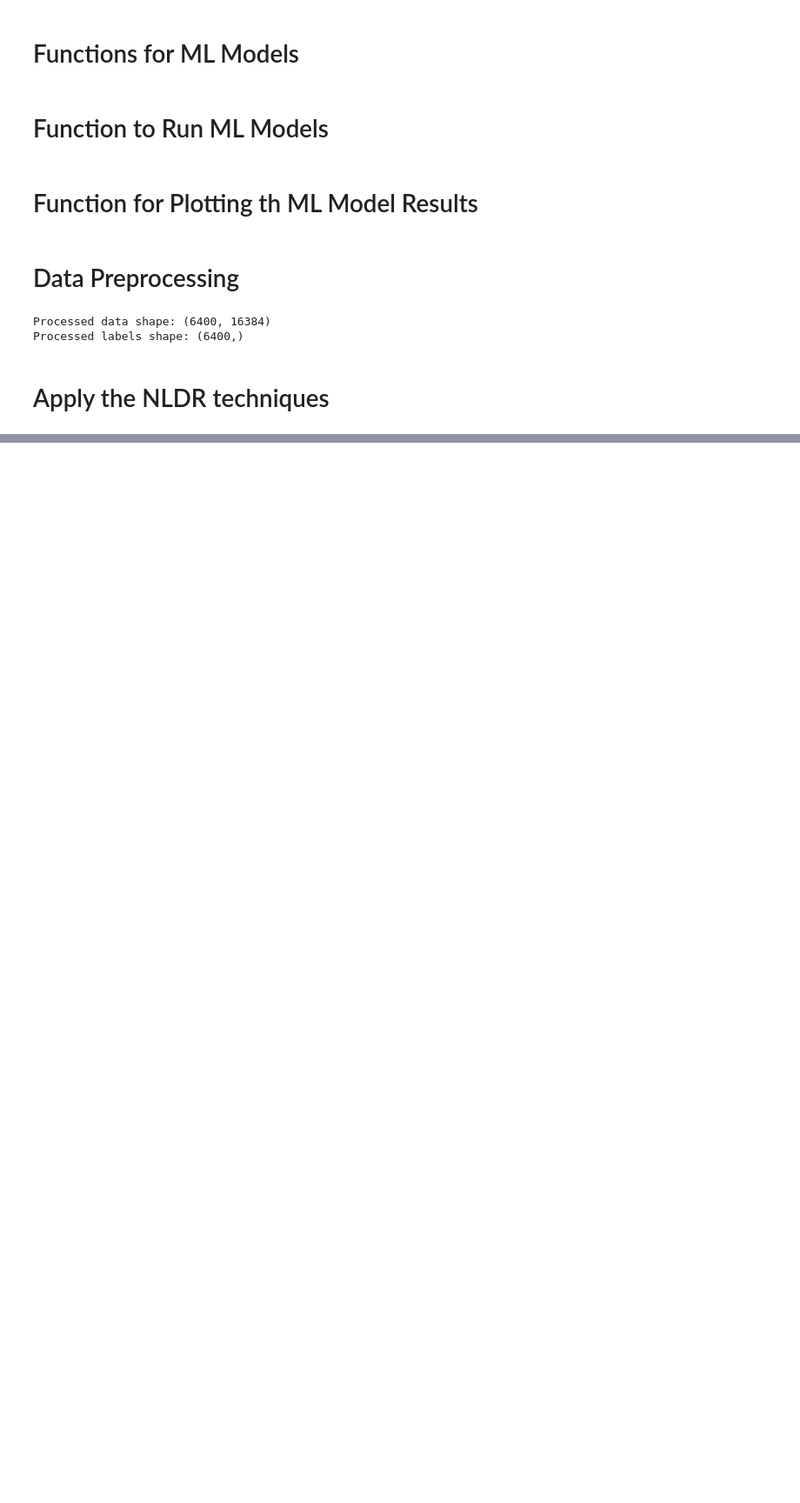
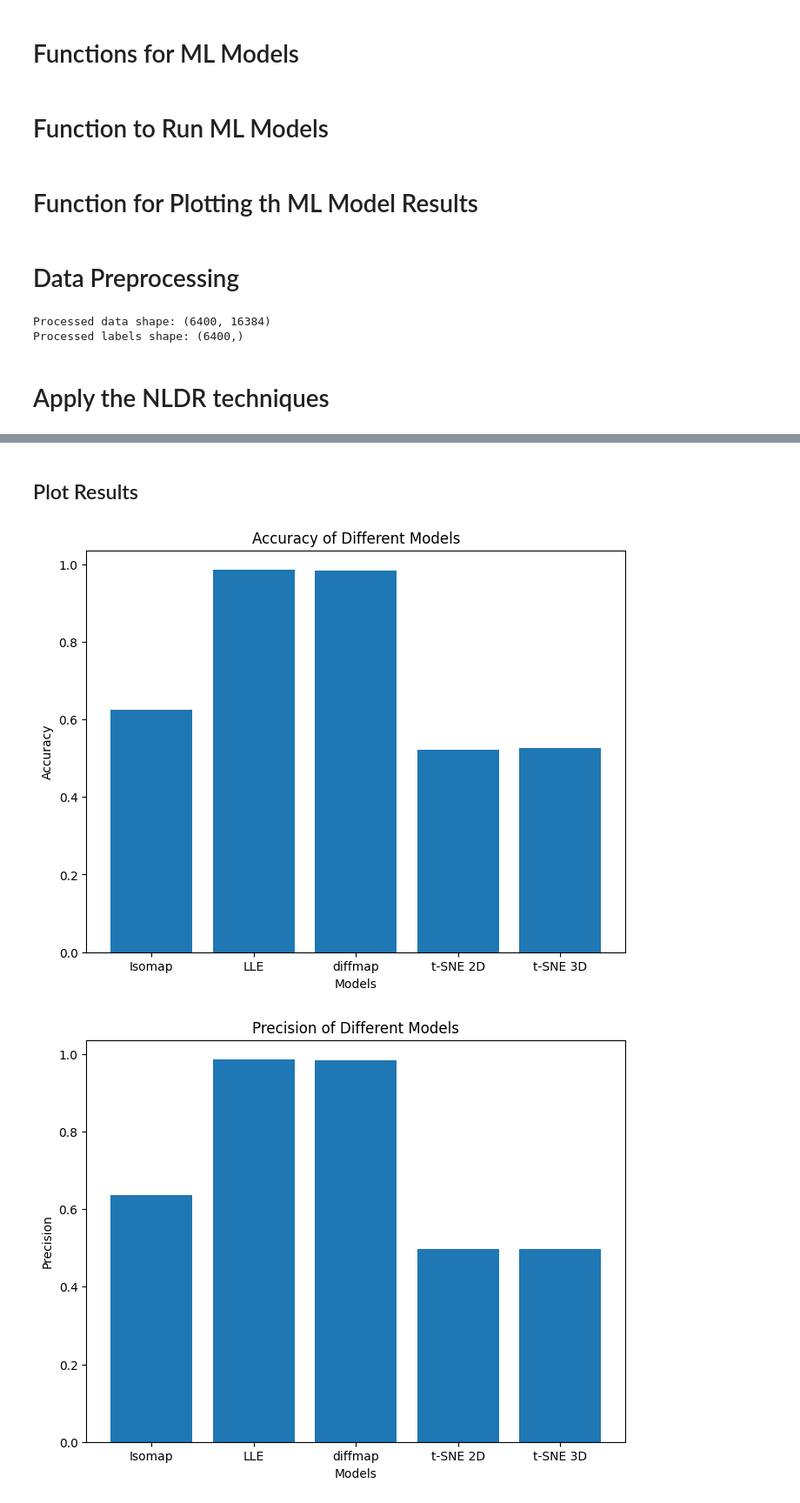
Before and after one commit to SergiuFolta/NLDR_Comparison_AlzheimerMRI, a Jupyter notebook: NLDR_Comparison_Classification.ipynb, the cells around one changed output, grey strips where cells are left out. Shown: that part at 87% size. Saved outputs shown, nothing was run; the diff lists cells and outputs as text; code cells hidden in the pictures; blank space fills up the shorter version.

Commit message:
Added 3 ML Classification Models

```diff
--- a/NLDR_Comparison_Classification.ipynb
+++ b/NLDR_Comparison_Classification.ipynb
@@ -172,11 +181,15 @@ isomap = Isomap(n_components = 44)
 # Fit ISOMAP to the preprocessed data
 X_isomap = isomap.fit_transform(X)
 
+X_dict = {"Isomap": X_isomap}
+
 # Initialize LLE with best parameters
 lle = LocallyLinearEmbedding(n_components = 1030, eigen_solver = 'dense')
 
 # Fit LLE to the preprocessed data
 X_lle = lle.fit_transform(X)
+
+X_dict["LLE"] = X_lle
 
 # Initialize Diffusion Map
 neighbor_params = {'algorithm': 'brute'}
@@ -185,14 +198,20 @@ diffmap = diffusion_map.DiffusionMap.from_sklearn(n_evecs = 1033, neighbor_param
 # Fit Diffusion Map to the preprocessed data
 X_diffmap = diffmap.fit_transform(X)
 
+X_dict["diffmap"] = X_diffmap
+
 # Initialize t-SNE with best parameters for 2 dimensions
 tsne2D = TSNE(n_components = 2, perplexity = 10, learning_rate = 200, init = 'random', random_state = 42)
 
 # Fit t-SNE to the preprocessed data
 X_tsne_2D = tsne2D.fit_transform(X)
 
+X_dict["t-SNE 2D"] = X_tsne_2D
+
 # Initialize t-SNE with best parameters for 3 dimensions
 tsne3D = TSNE(n_components = 3, perplexity = 10, learning_rate = 100, init = 'random', random_state = 42)
 
 # Fit t-SNE to the preprocessed data
 X_tsne_3D = tsne3D.fit_transform(X)
+
+X_dict["t-SNE 3D"] = X_tsne_3D
@@ -198,0 +222,8 @@ X_tsne_3D = tsne3D.fit_transform(X)
+# %%
+param_grid = {
+    'C': [10, 50],
+    'solver': ['saga'],
+    'max_iter': [5_000, 10_000]
+}
+
+results_dict = evaluateClassification(X_dict, y, LogisticRegression, param_grid)
@@ -198,0 +236,8 @@ X_tsne_3D = tsne3D.fit_transform(X)
+# %% [markdown]
+## Plot Results
+# %%
+for key in list(results_dict.values())[0].keys():
+  PlotResult(results_dict, key)
+# %% [output]
+[figure, added]
+[figure, added]
```
Also changed, not shown: parts of 23 cells of this notebook.
